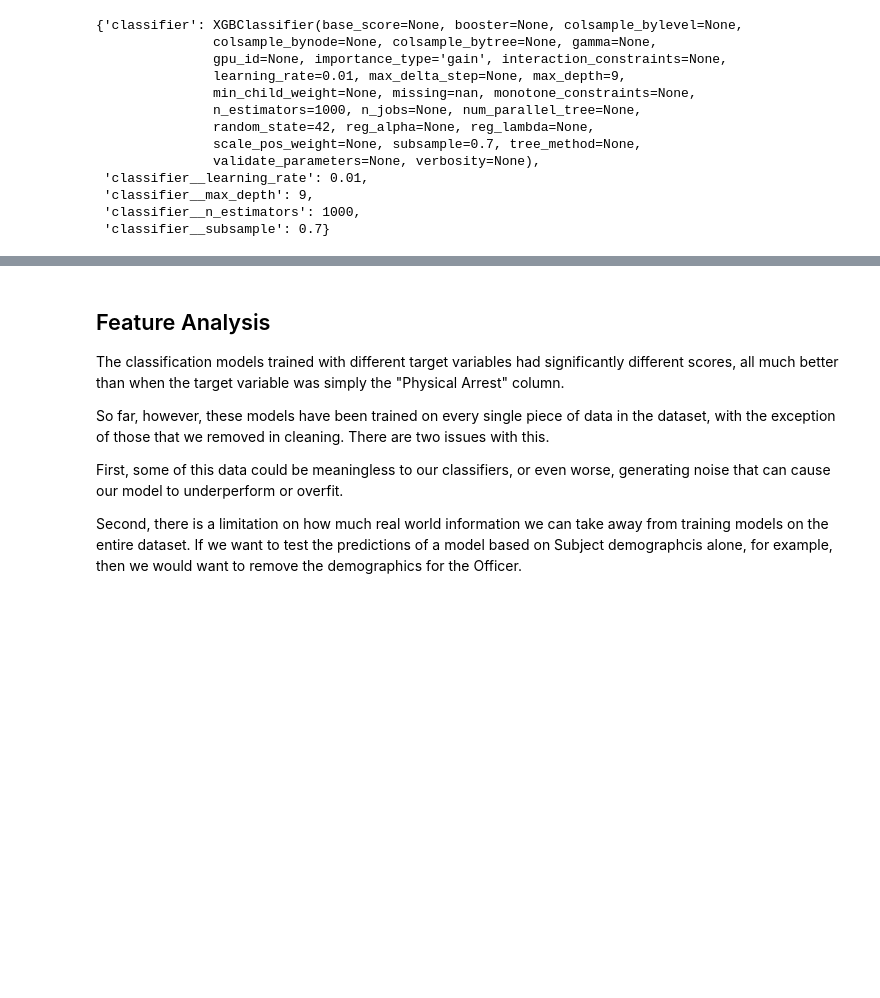
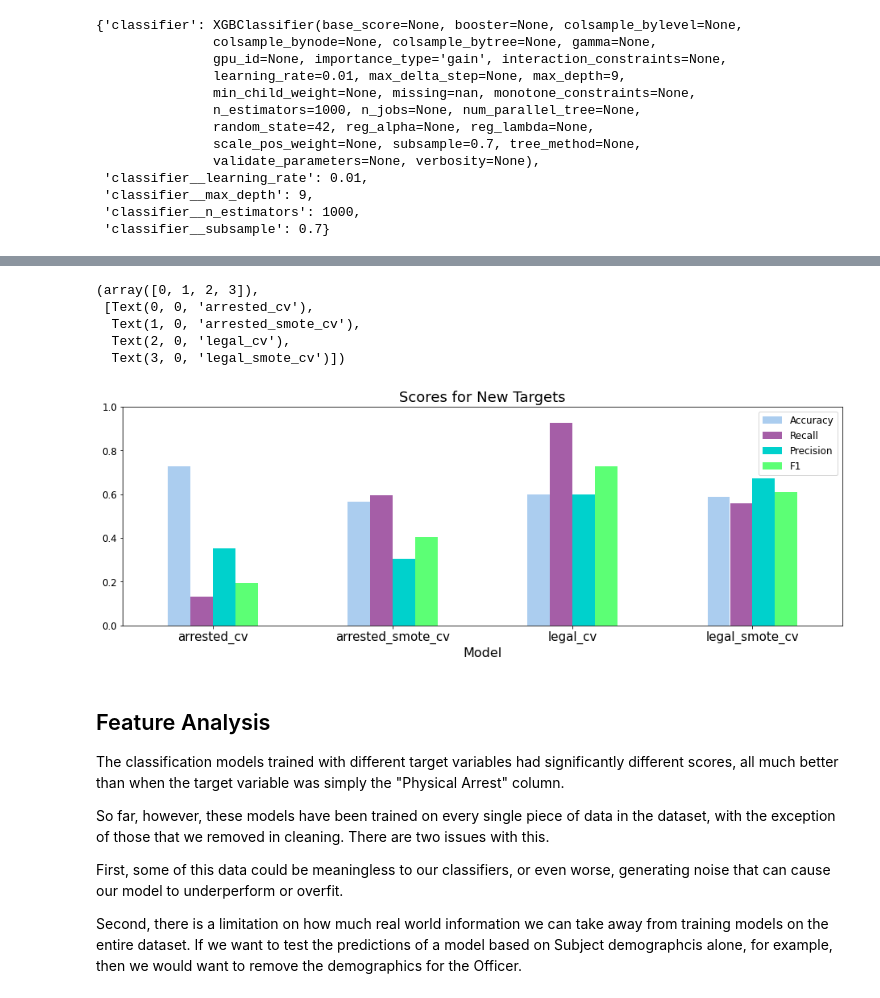
Before and after one commit to shadel96/Terry_Stops_Analysis, a Jupyter notebook: nb_3-new_features_and_targets.ipynb, the cells around one changed output, grey strips where cells are left out. Drawn from its saved outputs; the diff is of its cells as text; code cells hidden in the pictures; blank space fills up the shorter version.

```diff
--- a/nb_3-new_features_and_targets.ipynb
+++ b/nb_3-new_features_and_targets.ipynb
@@ -404,0 +413,5 @@ score_df
+# %%
+#create subset of only new models
+new_models = ['arrested_cv', 'arrested_smote_cv', 'legal_cv', 'legal_smote_cv']
+new_score_df = score_df[score_df['Name'].isin(new_models)]
+new_score_df
@@ -405,3 +424,24 @@ score_df
+# %%
+#visualize scores
+
+colors={'Accuracy':'#ABCDEF', 'Recall':'#A55EA7', 'Precision':'#00D1CC', 'F1':'#5CFF75'}
+
+new_score_df.set_index('Name').plot(kind='bar', figsize=(16,5), color=colors,
+                                legend=True, ylim=(0,1), fontsize=12)
+
+
+
+plt.title('Scores for New Targets', fontsize=18)
+plt.xlabel('Model', fontsize=16)
+plt.legend(fontsize=12)
+plt.xticks(rotation= 0, fontsize=15)
+# %% [output]
+(array([0, 1, 2, 3]),
+ [Text(0, 0, 'arrested_cv'),
+  Text(1, 0, 'arrested_smote_cv'),
+  Text(2, 0, 'legal_cv'),
+  Text(3, 0, 'legal_smote_cv')])
+[figure, added]
 # %% [markdown]
 ## Feature Analysis
 
```
Also changed, not shown: parts of 24 cells of this notebook, 20 other files.
